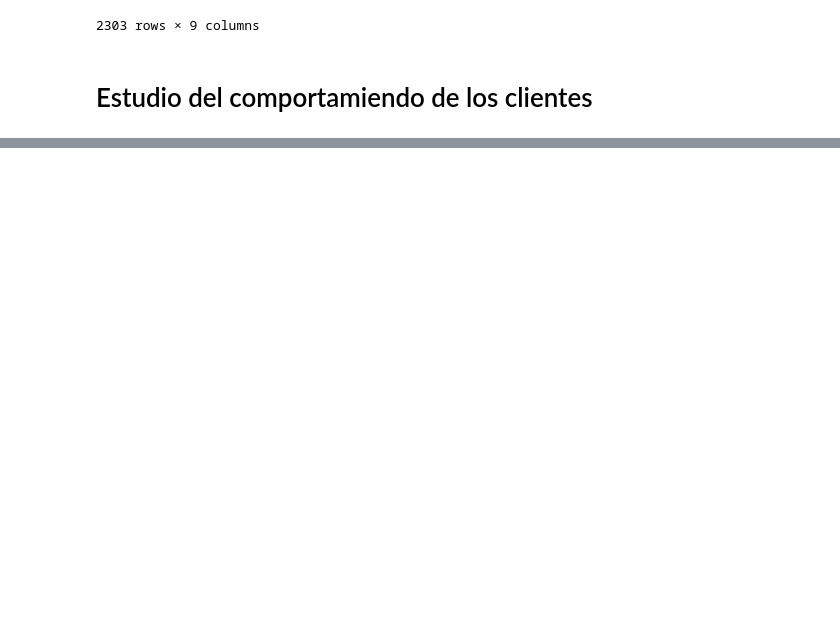
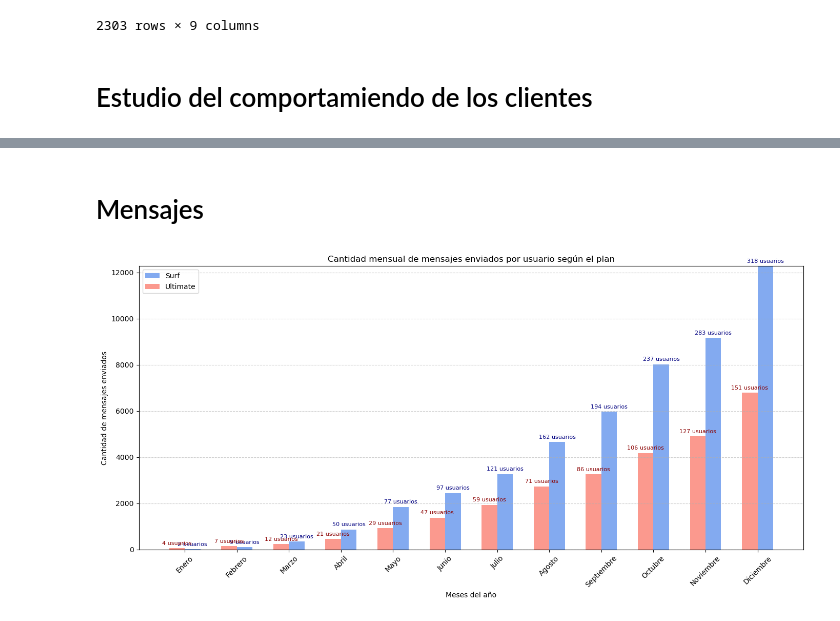
Before and after one commit to EladioVG/Project_1, a Jupyter notebook: armado.ipynb, the cells around one changed output, grey strips where cells are left out. Cells and saved outputs as stored; diff of their text form; code cells hidden in the pictures; blank space fills up the shorter version.

```diff
--- a/armado.ipynb
+++ b/armado.ipynb
@@ -609,0 +755,43 @@ memory usage: 162.1+ KB
+# %% [markdown]
+# Mensajes
+# %%
+# Compara el número de mensajes que tienden a enviar cada mes los usuarios de cada plan
+msm = total.groupby(['period', 'plan'])['n_msm'].sum().unstack(fill_value=0)
+msm.sort_values(by='surf', ascending=False, inplace=True)
+msm_u = msm['ultimate'].reindex(range(1, 13), fill_value=0)
+msm_s = msm['surf'].reindex(range(1, 13), fill_value=0)
+# %%
+meses = list(range(1, 13))
+nombres_meses = ['Enero', 'Febrero', 'Marzo', 'Abril', 'Mayo', 'Junio',
+                 'Julio', 'Agosto', 'Septiembre', 'Octubre', 'Noviembre', 'Diciembre']
+x = list(range(len(meses)))
+ancho = 0.30
+x_surf = [i + ancho / 2 for i in x]
+x_ultimate = [i - ancho / 2 for i in x]
+msm_s = msm_s.reindex(meses, fill_value=0)
+msm_u = msm_u.reindex(meses, fill_value=0)
+max_valor = max(msm_s.max(), msm_u.max())
+limite_superior = math.ceil(max_valor)+1
+plt.figure(figsize=(14, 7))
+bars_surf = plt.bar(x_surf, msm_s, ancho, label='Surf',
+                    alpha=0.8, color='cornflowerblue')
+bars_ultimate = plt.bar(x_ultimate, msm_u, ancho,
+                        label='Ultimate', alpha=0.8, color='salmon')
+for i, (bar_s, bar_u) in enumerate(zip(bars_surf, bars_ultimate)):
+    altura_s = bar_s.get_height()
+    altura_u = bar_u.get_height()
+    plt.text(bar_s.get_x() + bar_s.get_width()/2, altura_s + 100,
+             f'{surf_users.iloc[i]} usuarios', ha='center', va='bottom', fontsize=8, color='navy')
+    plt.text(bar_u.get_x() + bar_u.get_width()/2, altura_u + 100,
+             f'{ultimate_users.iloc[i]} usuarios', ha='center', va='bottom', fontsize=8, color='darkred')
+plt.title('Cantidad mensual de mensajes enviados por usuario según el plan')
+plt.xlabel('Meses del año')
+plt.ylabel('Cantidad de mensajes enviados')
+plt.xticks(x, nombres_meses, rotation=45)
+plt.ylim(0, limite_superior)
+plt.legend()
+plt.grid(axis='y', linestyle='--', alpha=0.6)
+plt.tight_layout()
+plt.show()
+# %% [output]
+[figure, added]
```
Also changed, not shown: parts of 10 cells of this notebook, 2 other files.
